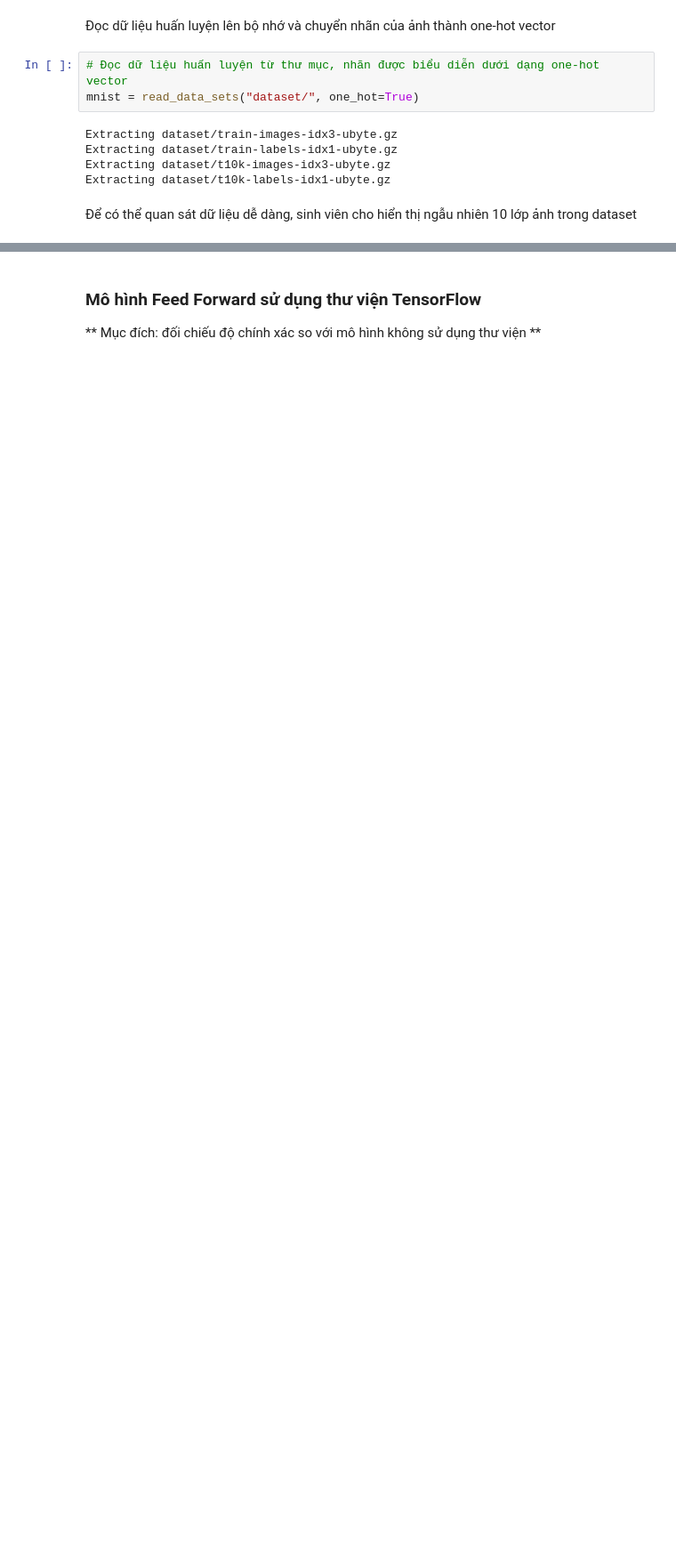
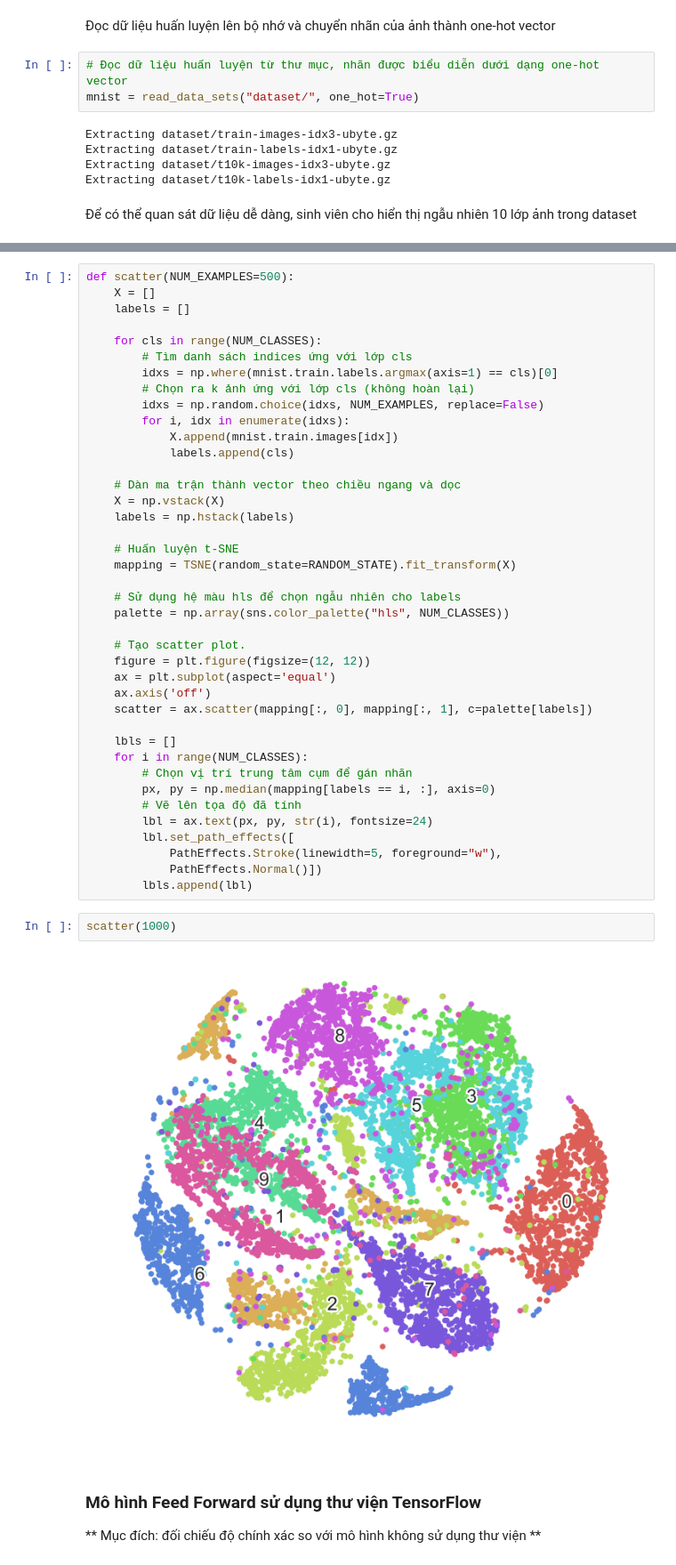
Before and after one commit to dnanhkhoa/CSCourses, a Jupyter notebook: Machine Learning/FeedForward Report.ipynb, the cells around one changed output, grey strips where cells are left out. Shown at 89% size. Drawn from its saved outputs; the diff is of its cells as text; blank space fills up the shorter version.

```diff
--- a/Machine Learning/FeedForward Report.ipynb
+++ b/Machine Learning/FeedForward Report.ipynb
@@ -293,3 +305,47 @@ display_dataset()
+# %%
+def scatter(NUM_EXAMPLES=500):
+    X = []
+    labels = []
+
+    for cls in range(NUM_CLASSES):
+        # Tìm danh sách indices ứng với lớp cls
+        idxs = np.where(mnist.train.labels.argmax(axis=1) == cls)[0]
+        # Chọn ra k ảnh ứng với lớp cls (không hoàn lại)
+        idxs = np.random.choice(idxs, NUM_EXAMPLES, replace=False)
+        for i, idx in enumerate(idxs):
+            X.append(mnist.train.images[idx])
+            labels.append(cls)
+
+    # Dàn ma trận thành vector theo chiều ngang và dọc
+    X = np.vstack(X)
+    labels = np.hstack(labels)
+
+    # Huấn luyện t-SNE
+    mapping = TSNE(random_state=RANDOM_STATE).fit_transform(X)
+
+    # Sử dụng hệ màu hls để chọn ngẫu nhiên cho labels
+    palette = np.array(sns.color_palette("hls", NUM_CLASSES))
+
+    # Tạo scatter plot.
+    figure = plt.figure(figsize=(12, 12))
+    ax = plt.subplot(aspect='equal')
+    ax.axis('off')
+    scatter = ax.scatter(mapping[:, 0], mapping[:, 1], c=palette[labels])
+
+    lbls = []
+    for i in range(NUM_CLASSES):
+        # Chọn vị trí trung tâm cụm để gán nhãn
+        px, py = np.median(mapping[labels == i, :], axis=0)
+        # Vẽ lên tọa độ đã tính
+        lbl = ax.text(px, py, str(i), fontsize=24)
+        lbl.set_path_effects([
+            PathEffects.Stroke(linewidth=5, foreground="w"),
+            PathEffects.Normal()])
+        lbls.append(lbl)
+# %%
+scatter(1000)
+# %% [output]
+[figure, added]
 # %% [markdown]
 ### Mô hình Feed Forward sử dụng thư viện TensorFlow
 
```
Also changed, not shown: parts of 29 cells of this notebook.
